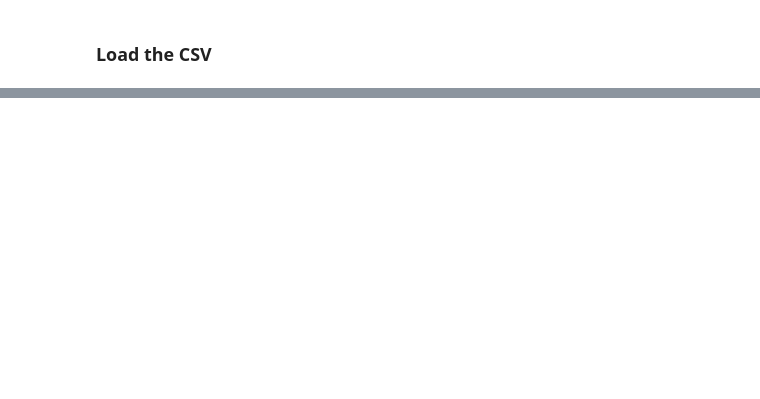
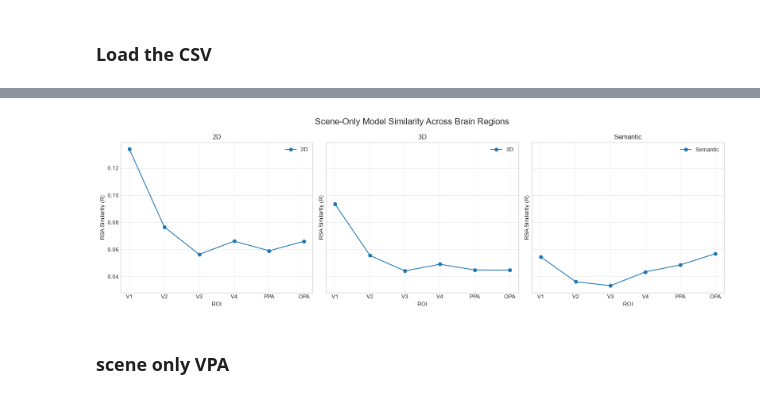
Before and after one commit to sari-saba-sadiya/Unravelling-Brain-Func-LAION, a Jupyter notebook: 3D/NSD dataset/Net2Brain_3D_NSD.ipynb, the cells around one changed output, grey strips where cells are left out. Drawn from its saved outputs; the diff is of its cells as text; code cells hidden in the pictures; blank space fills up the shorter version.

```diff
--- a/3D/NSD dataset/Net2Brain_3D_NSD.ipynb
+++ b/3D/NSD dataset/Net2Brain_3D_NSD.ipynb
@@ -3180,0 +3747,58 @@ NameError: name 'scene_files' is not defined
+# %%
+import matplotlib.pyplot as plt
+
+models = [
+    "2D",
+    "3D",
+    "Semantic"
+]
+
+roi_order = ["V1", "V2", "V3", "V4", "PPA", "OPA"]
+
+fig, axes = plt.subplots(
+    1,
+    3,
+    figsize=(16, 5),
+    sharey=True
+)
+
+axes = axes.flatten()
+
+for ax, model_name in zip(axes, models):
+
+    model_data = df_scene_summary[
+        df_scene_summary["Model"] == model_name
+    ]
+
+    roi_data = (
+        model_data
+        .set_index("ROI_Group")
+        .reindex(roi_order)
+    )
+
+    ax.plot(
+        roi_order,
+        roi_data["R"],
+        marker="o",
+        label=model_name
+    )
+
+    ax.set_title(model_name)
+
+    ax.set_xlabel("ROI")
+    ax.set_ylabel("RSA Similarity (R)")
+
+    ax.grid(True, alpha=0.3)
+    ax.legend()
+
+plt.suptitle(
+    "Scene-Only Model Similarity Across Brain Regions",
+    fontsize=16
+)
+
+plt.tight_layout()
+plt.show()
+# %% [output]
+[figure, added]
+# %% [markdown]
+### scene only VPA
```
Also changed, not shown: parts of 30 cells of this notebook, 5 other files.
